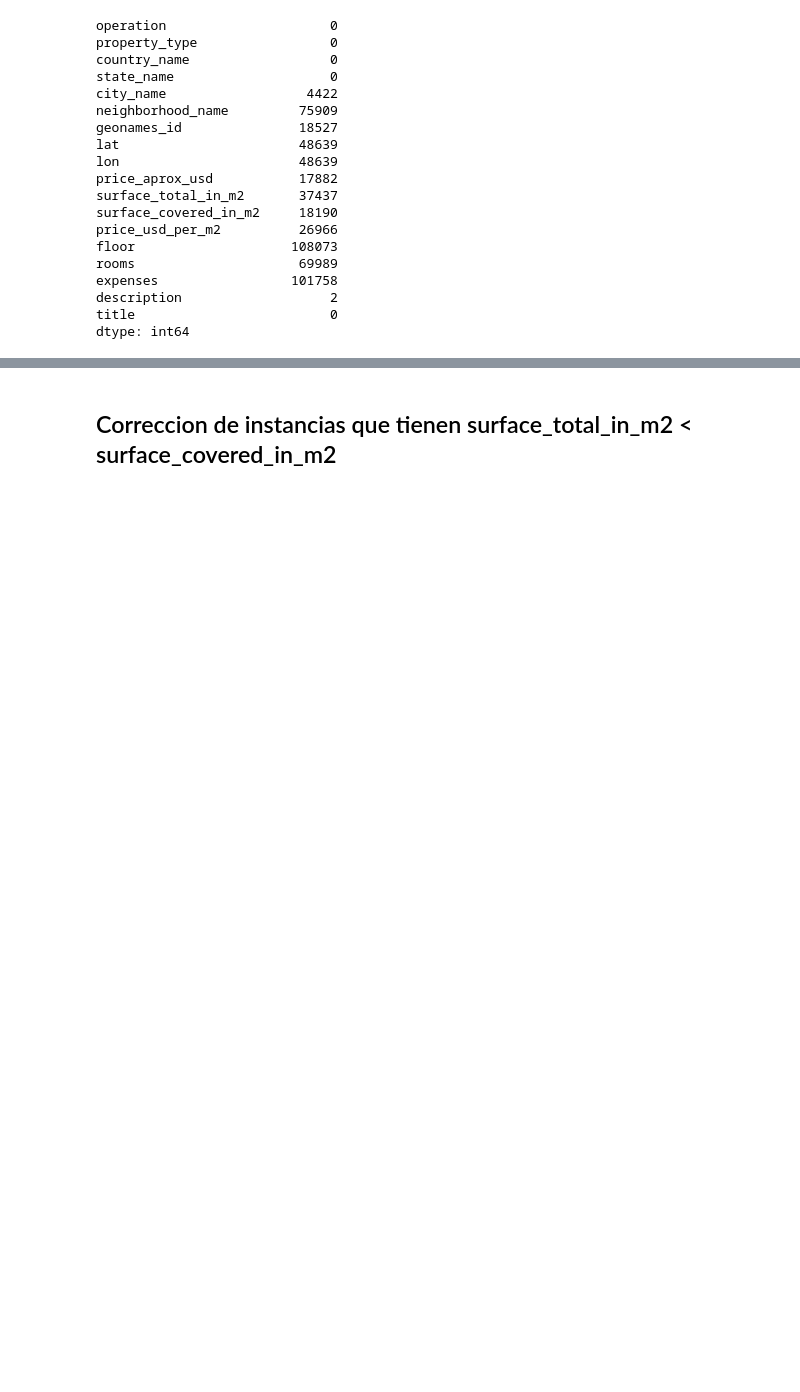
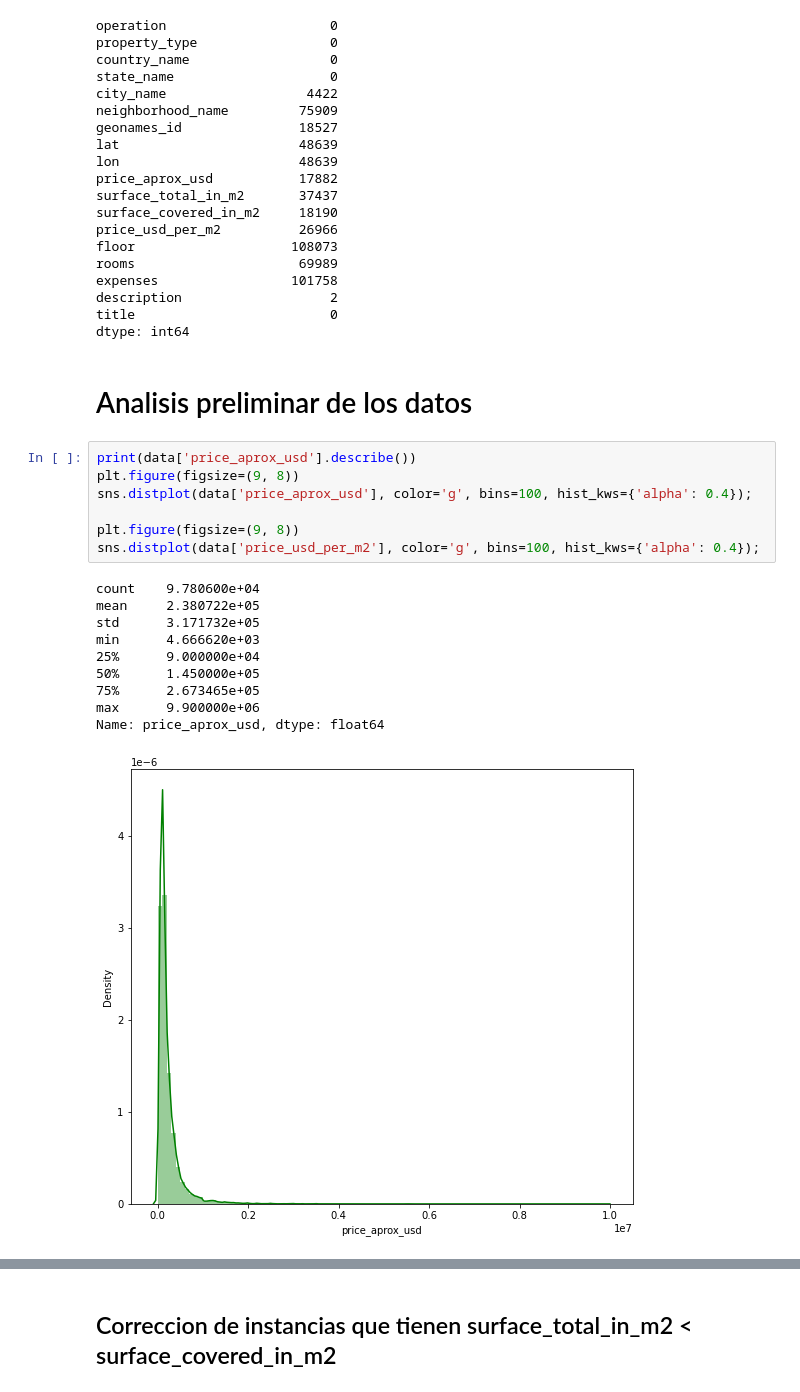
Before and after one commit to BenkosT/TP_Limpieza, a Jupyter notebook: Notebooks/Limpieza.ipynb, the cells around one changed output, grey strips where cells are left out. Saved outputs shown, nothing was run; the diff lists cells and outputs as text; blank space fills up the shorter version.

```diff
--- a/Notebooks/Limpieza.ipynb
+++ b/Notebooks/Limpieza.ipynb
@@ -553,3 +554,23 @@ expenses                 101758
 description                   2
 title                         0
 dtype: int64
+# %% [markdown]
+# Analisis preliminar de los datos
+# %%
+print(data['price_aprox_usd'].describe())
+plt.figure(figsize=(9, 8))
+sns.distplot(data['price_aprox_usd'], color='g', bins=100, hist_kws={'alpha': 0.4});
+
+plt.figure(figsize=(9, 8))
+sns.distplot(data['price_usd_per_m2'], color='g', bins=100, hist_kws={'alpha': 0.4});
+# %% [output]
+count    9.780600e+04
+mean     2.380722e+05
+std      3.171732e+05
+min      4.666620e+03
+25%      9.000000e+04
+50%      1.450000e+05
+75%      2.673465e+05
+max      9.900000e+06
+Name: price_aprox_usd, dtype: float64
+[figure, added]
```
Also changed, not shown: parts of 47 cells of this notebook.
